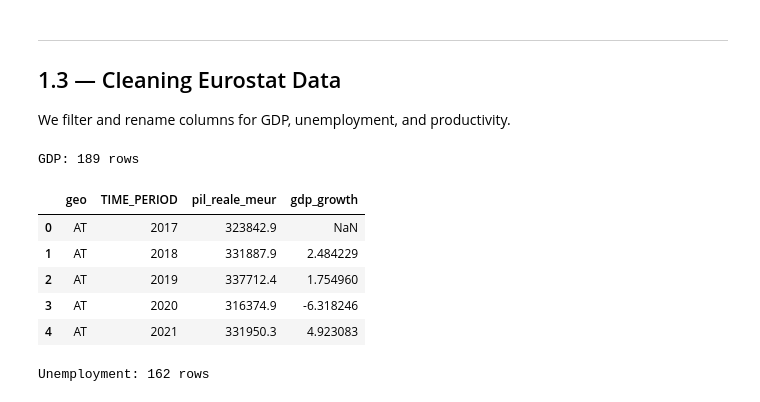
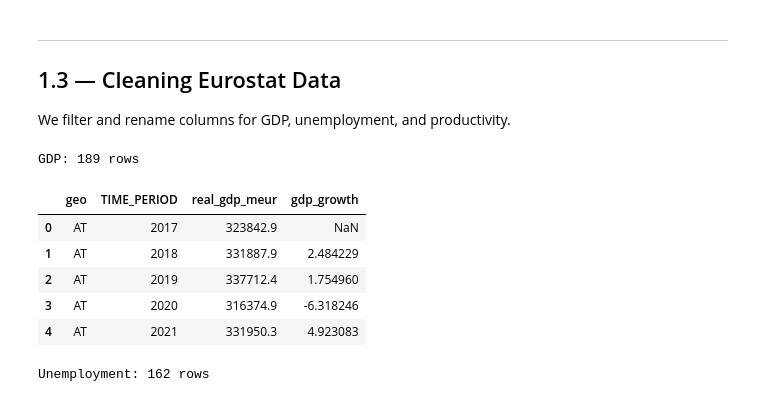
Before and after one commit to matperrucci-cell/Internet-Network-Economics, a Jupyter notebook: analysis.ipynb, the cells around one changed output. Saved outputs shown, nothing was run; the diff lists cells and outputs as text; code cells hidden in the pictures.

```diff
--- a/analysis.ipynb
+++ b/analysis.ipynb
@@ -250,20 +250,20 @@ We filter and rename columns for GDP, unemployment, and productivity.
 # %%
 # --- Real GDP ---
 df_gdp = df_gdp_raw[['geo', 'TIME_PERIOD', 'OBS_VALUE']].copy()
 df_gdp = df_gdp.dropna()                              # remove missing values
 df_gdp = df_gdp[df_gdp['geo'].isin(EU27)]             # EU27 countries only
-df_gdp = df_gdp.rename(columns={'OBS_VALUE': 'pil_reale_meur'})
+df_gdp = df_gdp.rename(columns={'OBS_VALUE': 'real_gdp_meur'})
 df_gdp = df_gdp.sort_values(['geo', 'TIME_PERIOD'])   # sort by country and year
 
 # % GDP growth compared to the previous year
 # pct_change() computes: (current_value - previous_value) / previous_value
-df_gdp['gdp_growth'] = df_gdp.groupby('geo')['pil_reale_meur'].pct_change() * 100
+df_gdp['gdp_growth'] = df_gdp.groupby('geo')['real_gdp_meur'].pct_change() * 100
 
 print(f'GDP: {len(df_gdp)} rows')
 df_gdp.head()
 # %% [output]
 GDP: 189 rows
-|  | geo | TIME_PERIOD | pil_reale_meur | gdp_growth |
+|  | geo | TIME_PERIOD | real_gdp_meur | gdp_growth |
 | 0 | AT | 2017 | 323842.9 | NaN |
 | 1 | AT | 2018 | 331887.9 | 2.484229 |
 | 2 | AT | 2019 | 337712.4 | 1.754960 |
```
Also changed, not shown: parts of 13 cells of this notebook, 1 other file.
